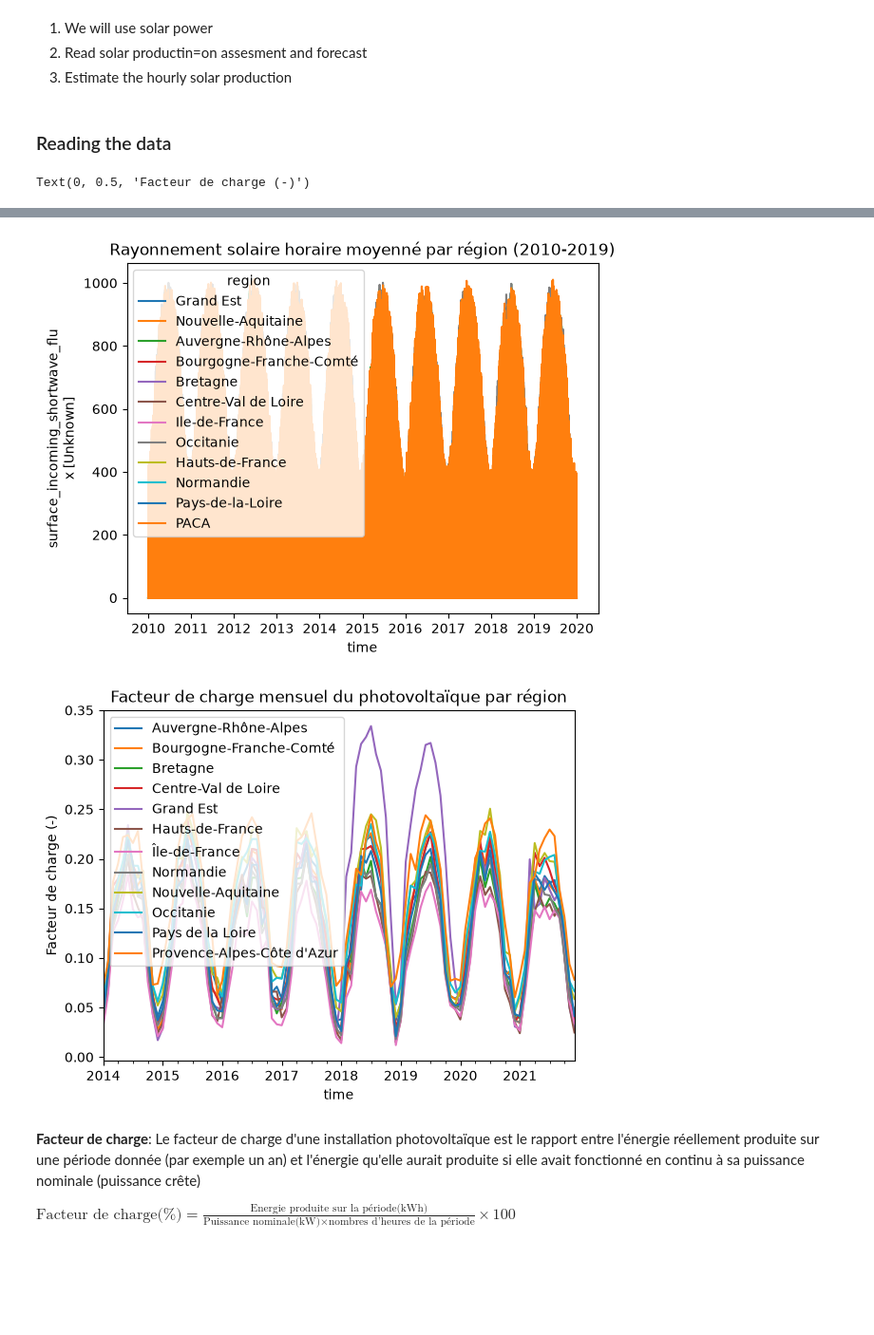
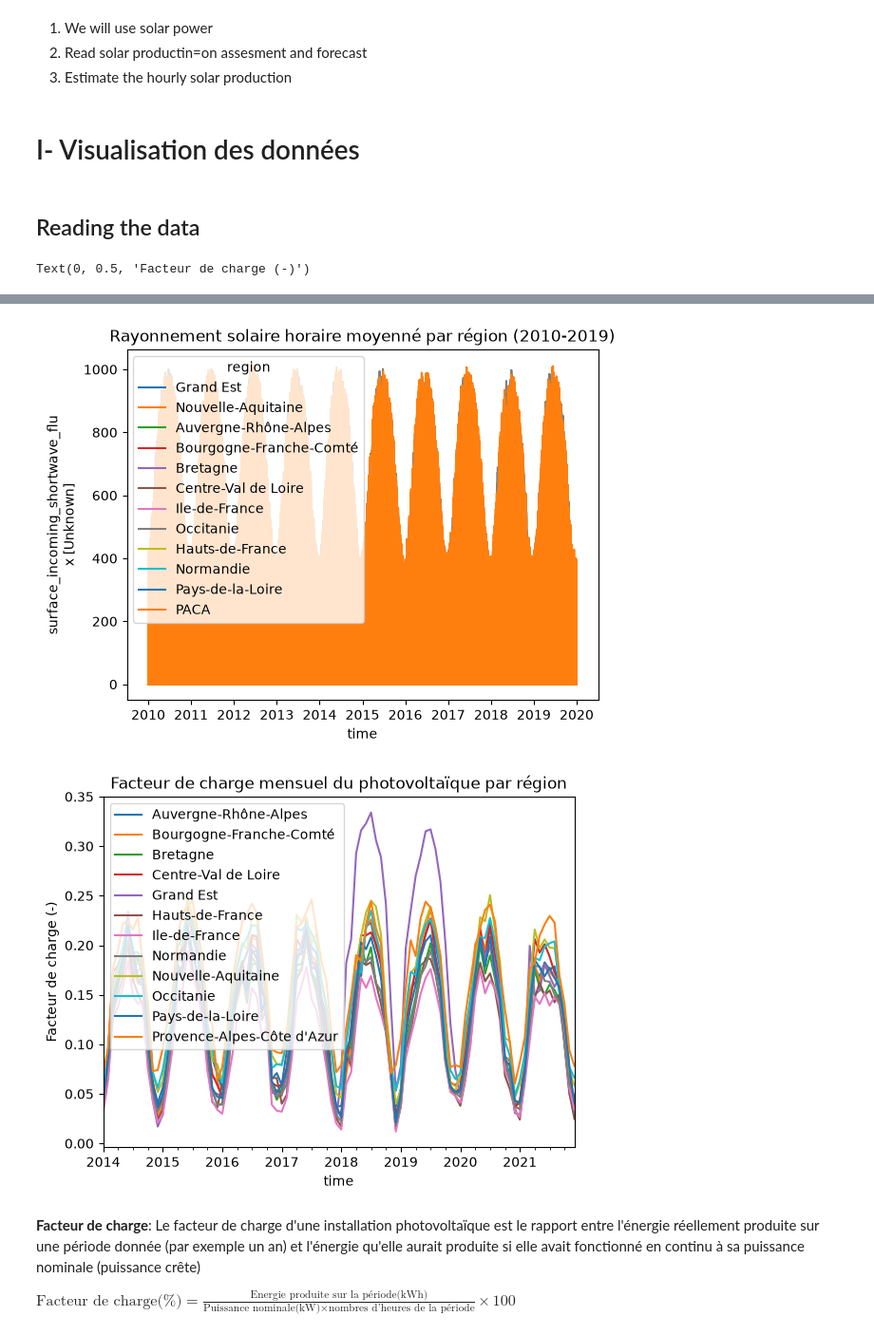
Before and after one commit to Troisieme-111/VRE-France-project, a Jupyter notebook: project_vre.ipynb, the cells around one changed output, grey strips where cells are left out. Shown at 95% size. Saved outputs shown, nothing was run; the diff lists cells and outputs as text; code cells hidden in the pictures; blank space fills up the shorter version.

```diff
--- a/project_vre.ipynb
+++ b/project_vre.ipynb
@@ -36,8 +36,10 @@
  1. We will use solar power
  2. Read solar productin=on assesment and forecast
  3. Estimate the hourly solar production
+# %% [markdown]
+# I- Visualisation des données
 # %% [markdown]
-### Reading the data
+## Reading the data
 # %%
 from pathlib import Path
 import matplotlib.pyplot as plt
@@ -74,34 +76,35 @@ plt.colorbar(label='Rayonnement moyen (W/m²)')
 plt.title('Rayonnement solaire descendant en surface, moyenne 2010-2019')
 plt.xlabel('Longitude (°E)')
 plt.ylabel('Latitude (°N)')
 
 # Compute regional mean of climate variable and plot time series
 da_climate_reg = da_climate.groupby(da_mask).mean().rename(mask='region')
 da_climate_reg['region'] = ds_mask['region'].values
 plt.figure()
 da_climate_reg.plot.line(x='time')
 plt.title('Rayonnement solaire horaire moyenné par région (2010-2019)')
 
 # Read energy variable and plot time series
 variable_name = 'capacityfactor_pv'
 filename = filename_energy.format(variable_name)
 filepath = Path(data_dir_energy, filename)
 df_energy = pd.read_csv(filepath, index_col=0, header=0, parse_dates=True)
+df_energy = df_energy.rename(columns={'Île-de-France':'Ile-de-France', 'Pays de la Loire':'Pays-de-la-Loire'})
 ax = df_energy.plot(title='Facteur de charge mensuel du photovoltaïque par région')
 ax.set_ylabel('Facteur de charge (-)')
 
 # compute the energy demand
 #variable_name = 'demand_demand'
 #filename = filename_energy.format(variable_name)
 #filepath = Path(data_dir_energy, filename)
 #df_en_dem = pd.read_csv(filepath, index_col=0, header=0, parse_dates=True)
 #ax = df_en_dem.plot(title="demande d'énergie par région")
 # %% [output]
 Text(0, 0.5, 'Facteur de charge (-)')
 [figure]
 [figure]
 [figure]
-[figure, old version]
+[figure, new version]
 # %% [markdown]
 **Facteur de charge**: Le facteur de charge d'une installation photovoltaïque est le rapport entre l'énergie réellement produite sur une période donnée (par exemple un an) et l'énergie qu'elle aurait produite si elle avait fonctionné en continu à sa puissance nominale (puissance crête)
 
```
Also changed, not shown: parts of 20 cells of this notebook.
